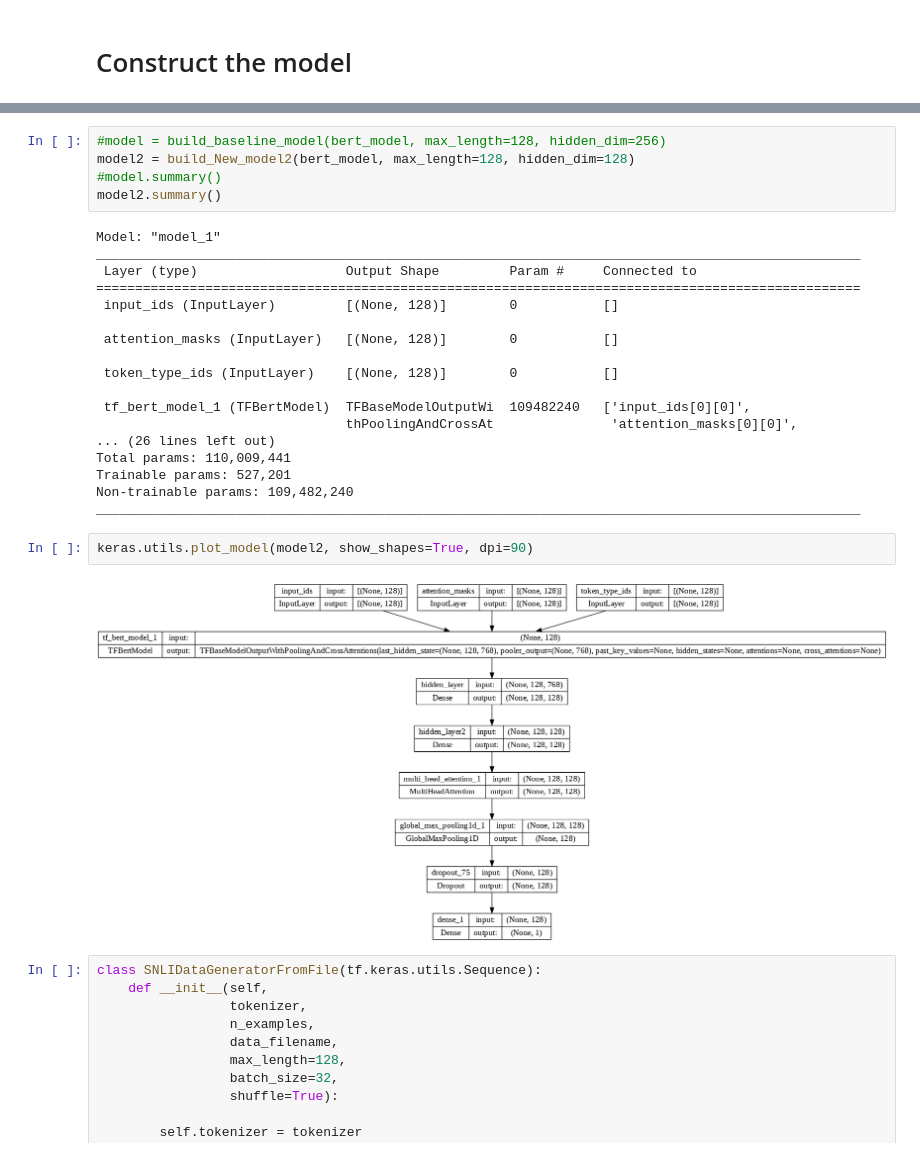
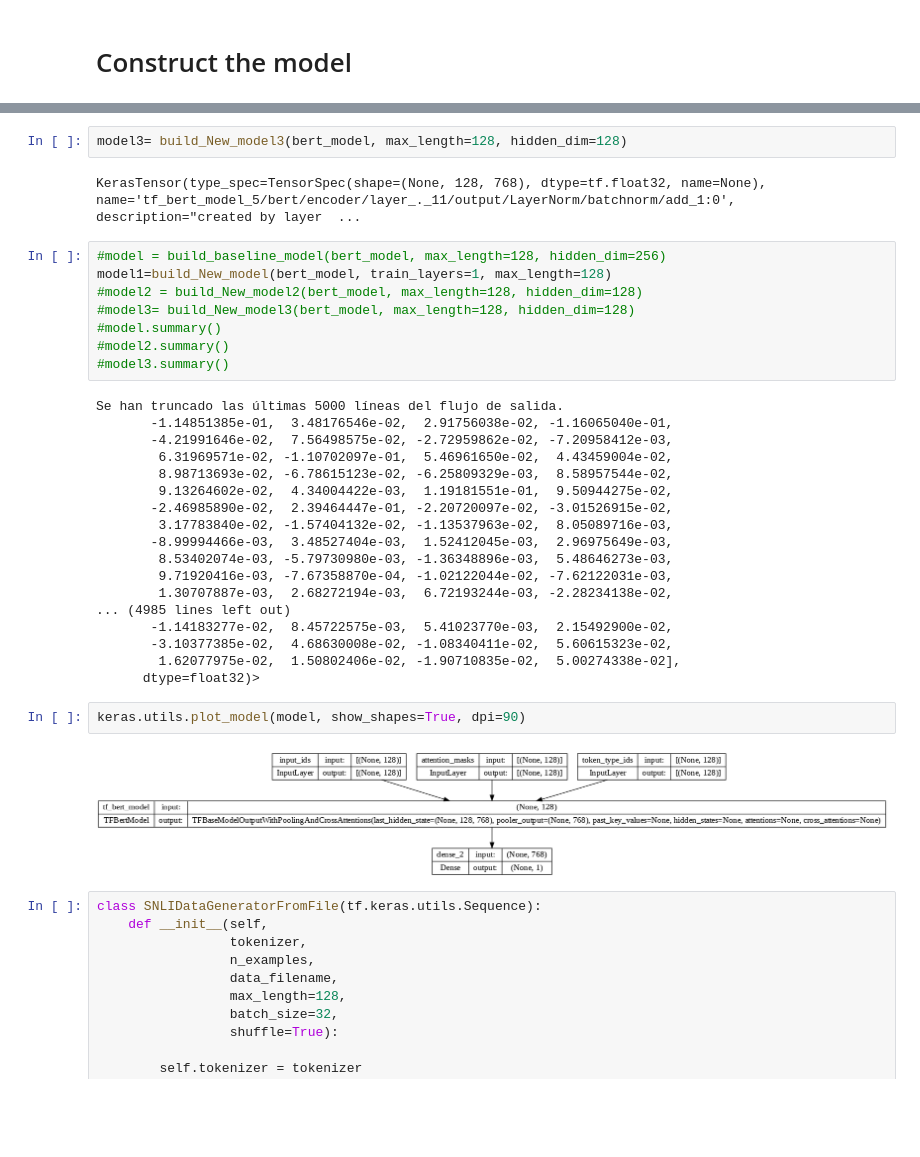
Before and after one commit to grndnl/w266_final_project, a Jupyter notebook: Understanding_if_elements_are_part_of_an_assembly.ipynb, the cells around one changed output, grey strips where cells are left out. Drawn from its saved outputs; the diff is of its cells as text; blank space fills up the shorter version.

```diff
--- a/Understanding_if_elements_are_part_of_an_assembly.ipynb
+++ b/Understanding_if_elements_are_part_of_an_assembly.ipynb
@@ -653,33 +495,40 @@ Some layers from the model checkpoint at bert-base-uncased were not used when in
 - This IS NOT expected if you are initializing TFBertModel from the checkpoint of a model that you expect to be exactly identical (initializing a BertForSequenceClassification model from a BertForSequ ...
 All the layers of TFBertModel were initialized from the model checkpoint at bert-base-uncased.
 If your task is similar to the task the model of the checkpoint was trained on, you can already use TFBertModel for predictions without further training.
+# %%
+model3= build_New_model3(bert_model, max_length=128, hidden_dim=128)
+# %% [output]
+KerasTensor(type_spec=TensorSpec(shape=(None, 128, 768), dtype=tf.float32, name=None), name='tf_bert_model_5/bert/encoder/layer_._11/output/LayerNorm/batchnorm/add_1:0', description="created by layer  ...
 # %%
 #model = build_baseline_model(bert_model, max_length=128, hidden_dim=256)
-model2 = build_New_model2(bert_model, max_length=128, hidden_dim=128)
+model1=build_New_model(bert_model, train_layers=1, max_length=128)
+#model2 = build_New_model2(bert_model, max_length=128, hidden_dim=128)
+#model3= build_New_model3(bert_model, max_length=128, hidden_dim=128)
 #model.summary()
-model2.summary()
+#model2.summary()
+#model3.summary()
 # %% [output]
-Model: "model_1"
-__________________________________________________________________________________________________
- Layer (type)                   Output Shape         Param #     Connected to
-==================================================================================================
- input_ids (InputLayer)         [(None, 128)]        0           []
-
- attention_masks (InputLayer)   [(None, 128)]        0           []
-
- token_type_ids (InputLayer)    [(None, 128)]        0           []
-
- tf_bert_model_1 (TFBertModel)  TFBaseModelOutputWi  109482240   ['input_ids[0][0]',
-                                thPoolingAndCrossAt               'attention_masks[0][0]',
-... (26 lines left out)
-Total params: 110,009,441
-Trainable params: 527,201
-Non-trainable params: 109,482,240
-__________________________________________________________________________________________________
+Se han truncado las últimas 5000 líneas del flujo de salida.
+       -1.14851385e-01,  3.48176546e-02,  2.91756038e-02, -1.16065040e-01,
+       -4.21991646e-02,  7.56498575e-02, -2.72959862e-02, -7.20958412e-03,
+        6.31969571e-02, -1.10702097e-01,  5.46961650e-02,  4.43459004e-02,
+        8.98713693e-02, -6.78615123e-02, -6.25809329e-03,  8.58957544e-02,
+        9.13264602e-02,  4.34004422e-03,  1.19181551e-01,  9.50944275e-02,
+       -2.46985890e-02,  2.39464447e-01, -2.20720097e-02, -3.01526915e-02,
+        3.17783840e-02, -1.57404132e-02, -1.13537963e-02,  8.05089716e-03,
+       -8.99994466e-03,  3.48527404e-03,  1.52412045e-03,  2.96975649e-03,
+        8.53402074e-03, -5.79730980e-03, -1.36348896e-03,  5.48646273e-03,
+        9.71920416e-03, -7.67358870e-04, -1.02122044e-02, -7.62122031e-03,
+        1.30707887e-03,  2.68272194e-03,  6.72193244e-03, -2.28234138e-02,
+... (4985 lines left out)
+       -1.14183277e-02,  8.45722575e-03,  5.41023770e-03,  2.15492900e-02,
+       -3.10377385e-02,  4.68630008e-02, -1.08340411e-02,  5.60615323e-02,
+        1.62077975e-02,  1.50802406e-02, -1.90710835e-02,  5.00274338e-02],
+      dtype=float32)>
 # %%
-keras.utils.plot_model(model2, show_shapes=True, dpi=90)
+keras.utils.plot_model(model, show_shapes=True, dpi=90)
 # %% [output]
-[figure, old version]
+[figure, new version]
 # %%
 class SNLIDataGeneratorFromFile(tf.keras.utils.Sequence):
     def __init__(self,
```
Also changed, not shown: parts of 22 cells of this notebook.
